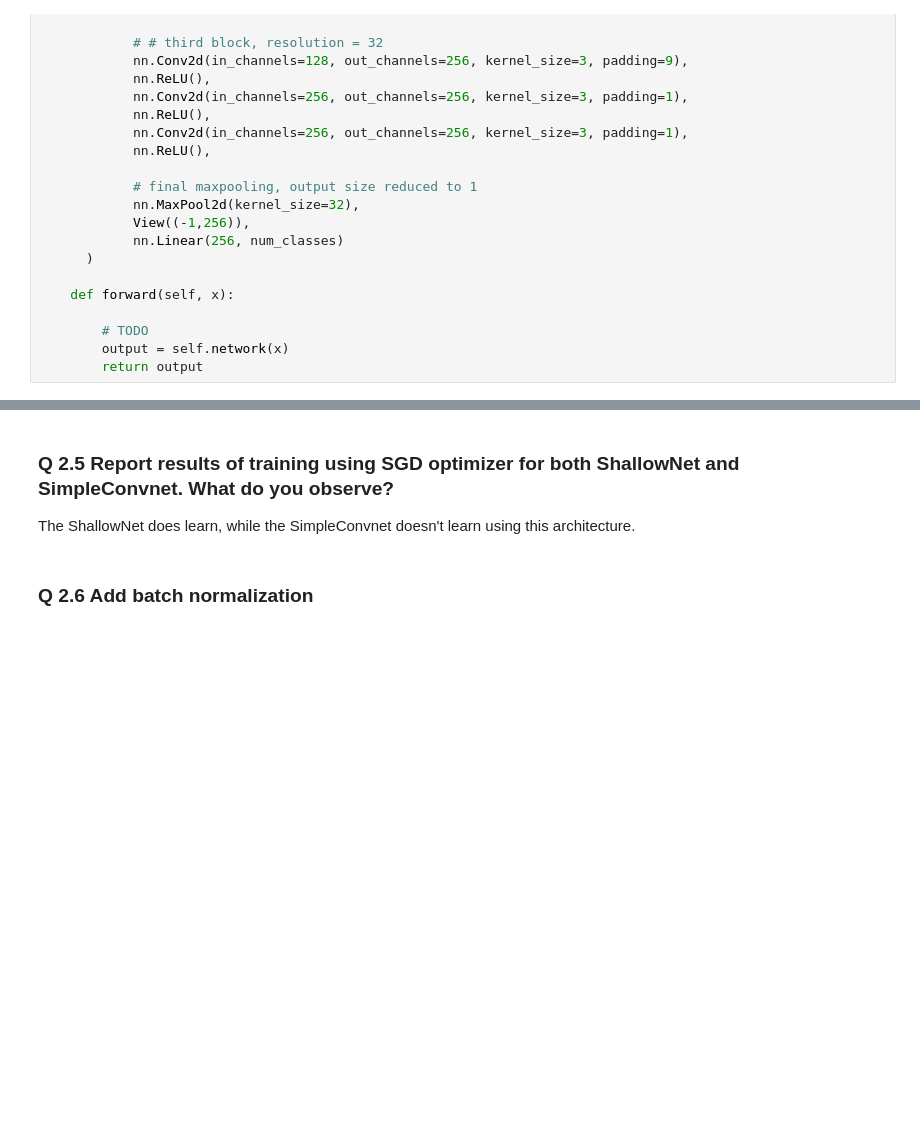
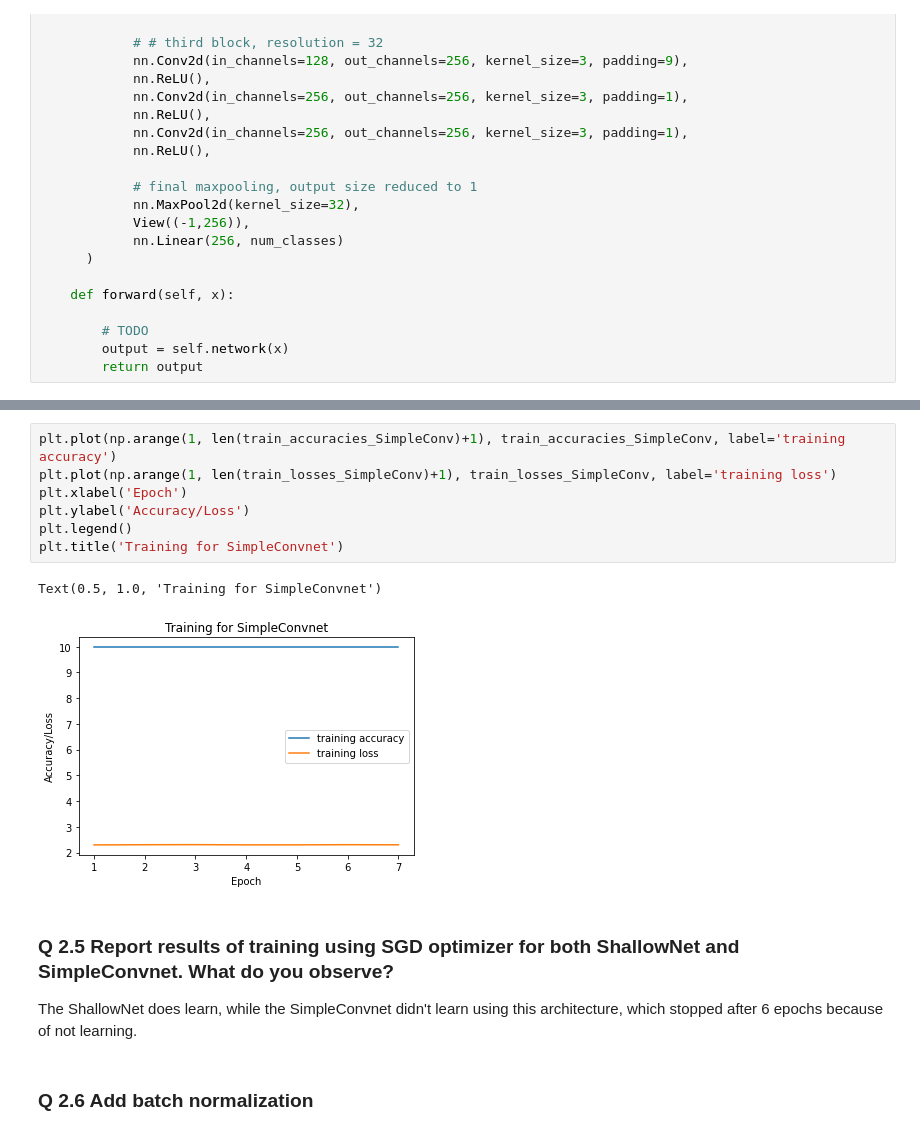
Before and after one commit to ZichangYe/NBA-Analytics, a Jupyter notebook: Q2_v1015.ipynb, the cells around one changed output, grey strips where cells are left out. Saved outputs shown, nothing was run; the diff lists cells and outputs as text; blank space fills up the shorter version.

```diff
--- a/Q2_v1015.ipynb
+++ b/Q2_v1015.ipynb
@@ -402,7 +446,17 @@ train_losses_SimpleConv, train_accuracies_SimpleConv, val_losses_SimpleConv, val
+# %%
+plt.plot(np.arange(1, len(train_accuracies_SimpleConv)+1), train_accuracies_SimpleConv, label='training accuracy')
+plt.plot(np.arange(1, len(train_losses_SimpleConv)+1), train_losses_SimpleConv, label='training loss')
+plt.xlabel('Epoch')
+plt.ylabel('Accuracy/Loss')
+plt.legend()
+plt.title('Training for SimpleConvnet')
+# %% [output]
+Text(0.5, 1.0, 'Training for SimpleConvnet')
+[figure, added]
 # %% [markdown]
 ### Q 2.5 Report results of training using SGD optimizer for both ShallowNet and SimpleConvnet. What do you observe?
 
-The ShallowNet does learn, while the SimpleConvnet doesn't learn using this architecture.
+The ShallowNet does learn, while the SimpleConvnet didn't learn using this architecture, which stopped after 6 epochs because of not learning.
 # %% [markdown]
 ### Q 2.6 Add batch normalization
 # %% [markdown]
```
Also changed, not shown: parts of 19 cells of this notebook.
